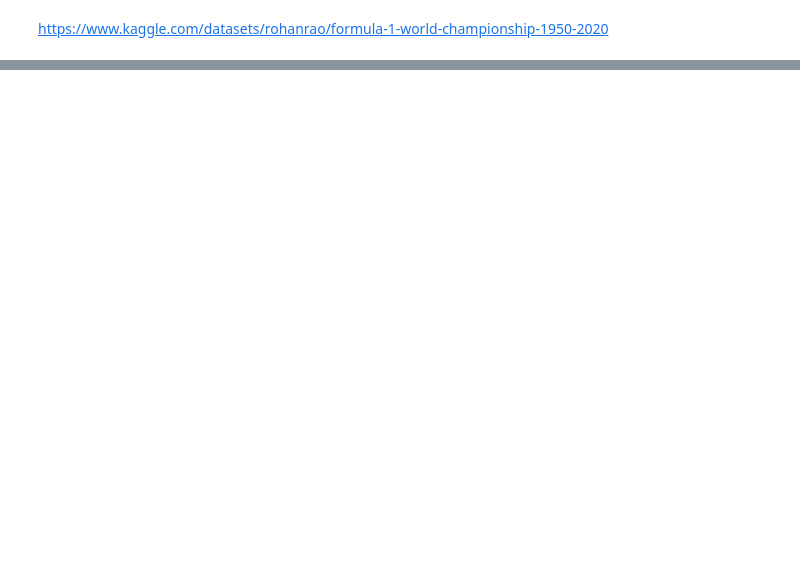
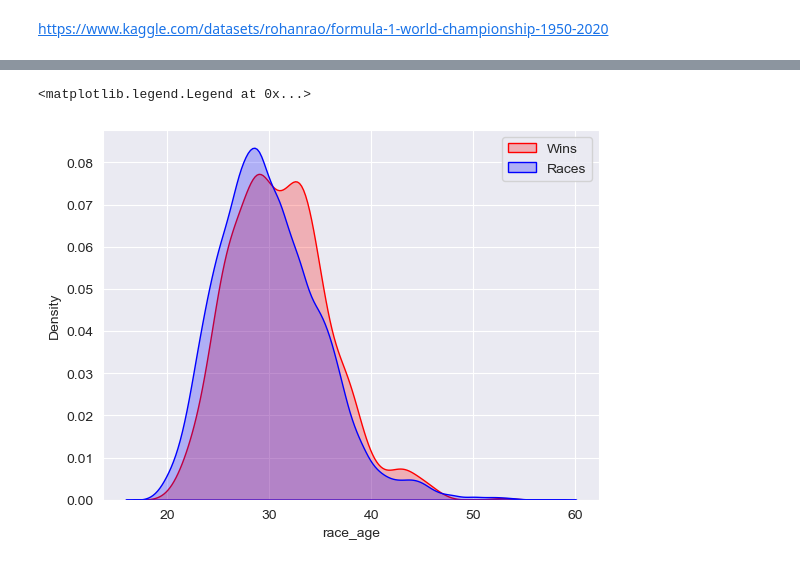
Before and after one commit to austin-mccollum/nycdsa_python_project, a Jupyter notebook: driver_age.ipynb, the cells around one changed output, grey strips where cells are left out. Cells and saved outputs as stored; diff of their text form; code cells hidden in the pictures; blank space fills up the shorter version.

```diff
--- a/driver_age.ipynb
+++ b/driver_age.ipynb
@@ -79,0 +89,9 @@ plt.legend()
+# %%
+start_year = 2010
+sns.kdeplot(data=win_distro[win_distro.date.dt.year<start_year], x='race_age', label ='Wins', color='red', fill=True)
+sns.kdeplot(data=age_distro[age_distro.date.dt.year<start_year], x='race_age', label ='Races', color='blue', fill=True)
+# sns.kdeplot(age_distro, x='race_age', stat='percent', discrete=True, label = 'Races', kde=True)
+plt.legend()
+# %% [output]
+<matplotlib.legend.Legend at 0x...>
+[figure, added]
```
Also changed, not shown: parts of 6 cells of this notebook, 2 other files.
